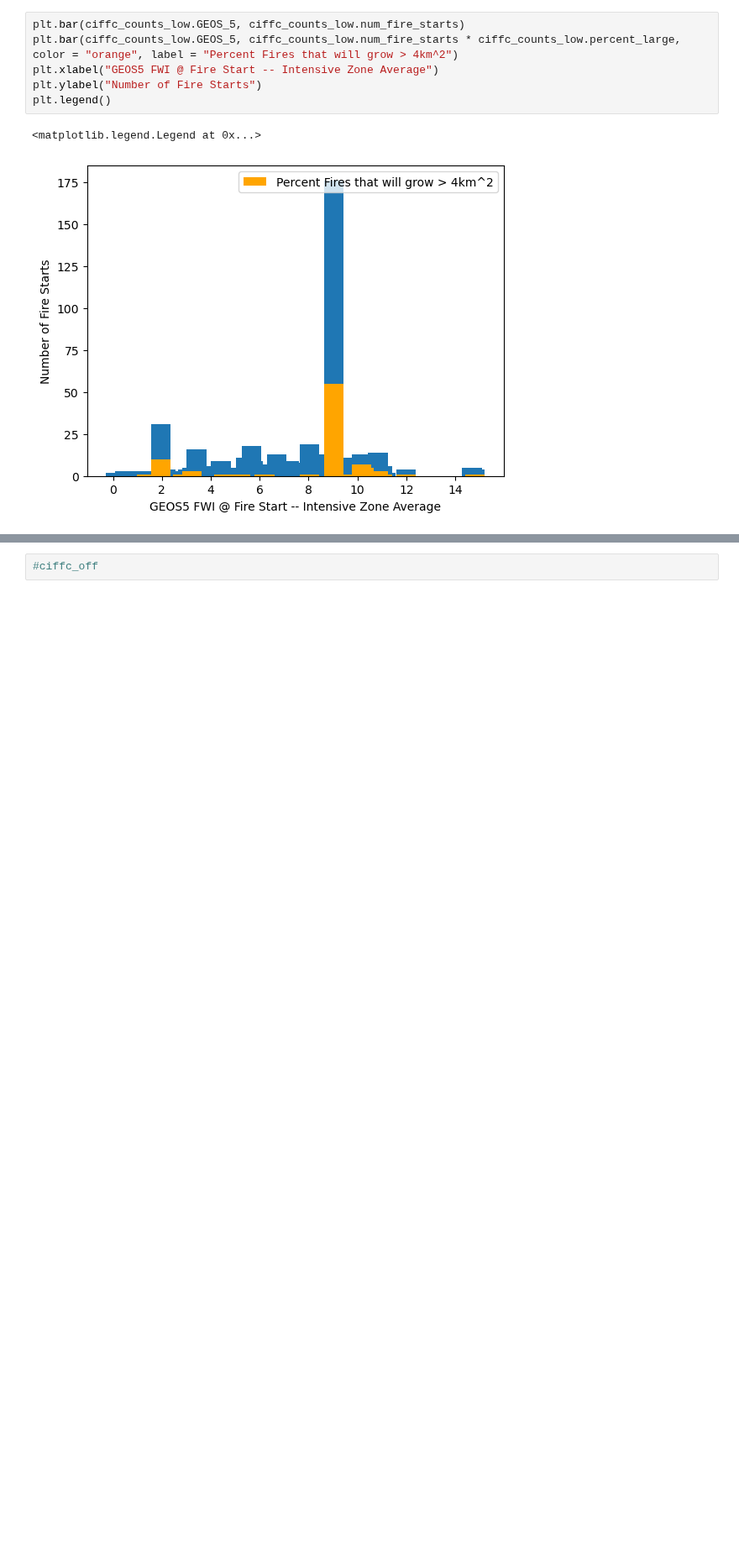
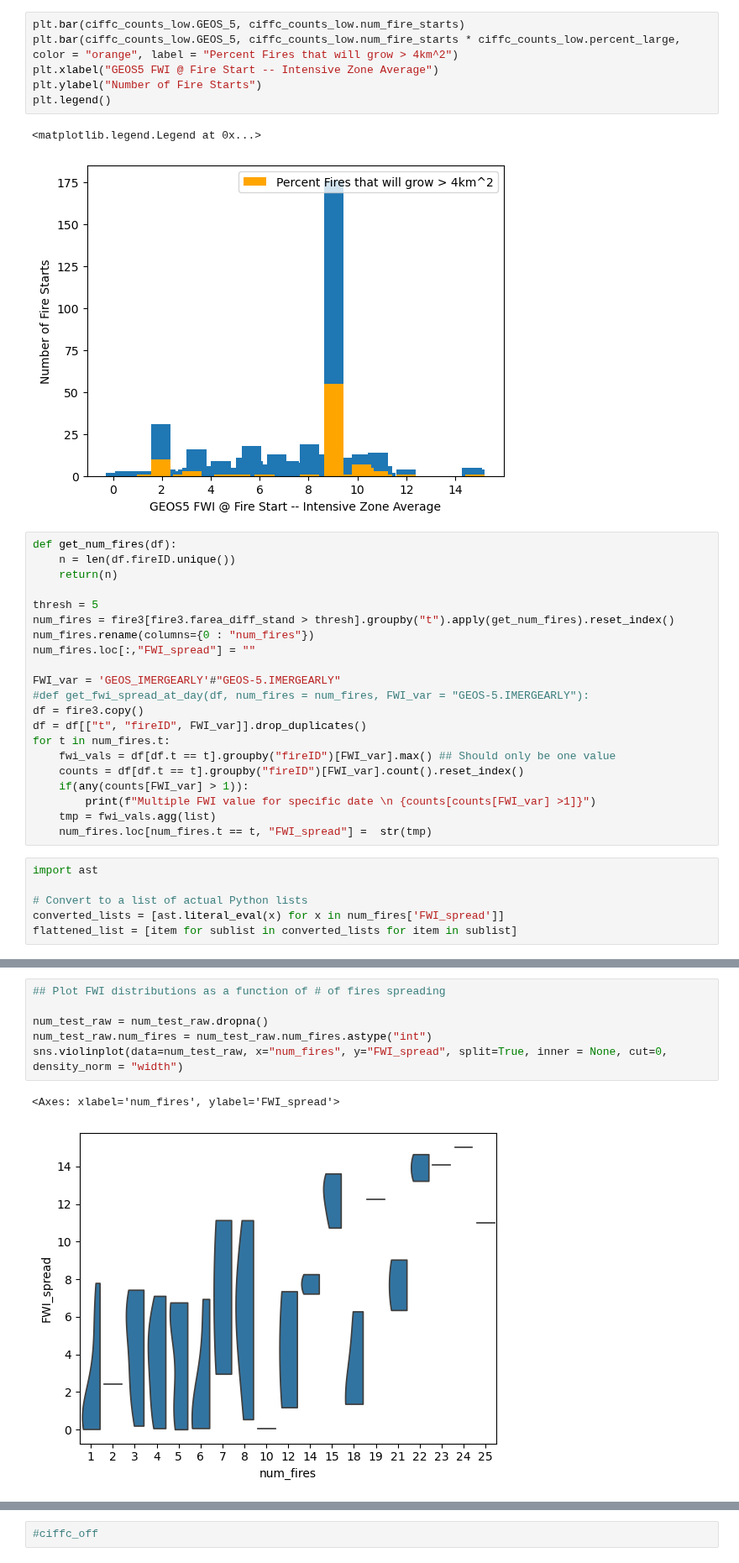
Before and after one commit to mccabete/fwiVis, a Jupyter notebook: notebooks/ciffc_ignitions.ipynb, the cells around one changed output, grey strips where cells are left out. Shown at 84% size. Saved outputs shown, nothing was run; the diff lists cells and outputs as text; blank space fills up the shorter version.

Commit message:
number of ifres spreading by FWI plot

```diff
--- a/notebooks/ciffc_ignitions.ipynb
+++ b/notebooks/ciffc_ignitions.ipynb
@@ -710,3 +710,30 @@ plt.legend()
 # %% [output]
 <matplotlib.legend.Legend at 0x...>
 [figure]
+# %%
+def get_num_fires(df):
+    n = len(df.fireID.unique())
+    return(n)
+
+thresh = 5
+num_fires = fire3[fire3.farea_diff_stand > thresh].groupby("t").apply(get_num_fires).reset_index()
+num_fires.rename(columns={0 : "num_fires"})
+num_fires.loc[:,"FWI_spread"] = ""
+
+FWI_var = 'GEOS_IMERGEARLY'#"GEOS-5.IMERGEARLY"
+#def get_fwi_spread_at_day(df, num_fires = num_fires, FWI_var = "GEOS-5.IMERGEARLY"):
+df = fire3.copy()
+df = df[["t", "fireID", FWI_var]].drop_duplicates()
+for t in num_fires.t:
+    fwi_vals = df[df.t == t].groupby("fireID")[FWI_var].max() ## Should only be one value
+    counts = df[df.t == t].groupby("fireID")[FWI_var].count().reset_index()
+    if(any(counts[FWI_var] > 1)):
+        print(f"Multiple FWI value for specific date \n {counts[counts[FWI_var] >1]}")
+    tmp = fwi_vals.agg(list)
+    num_fires.loc[num_fires.t == t, "FWI_spread"] =  str(tmp)
+# %%
+import ast
+
+# Convert to a list of actual Python lists
+converted_lists = [ast.literal_eval(x) for x in num_fires['FWI_spread']]
+flattened_list = [item for sublist in converted_lists for item in sublist]
@@ -713 +794,10 @@ plt.legend()
+# %%
+## Plot FWI distributions as a function of # of fires spreading
+
+num_test_raw = num_test_raw.dropna()
+num_test_raw.num_fires = num_test_raw.num_fires.astype("int")
+sns.violinplot(data=num_test_raw, x="num_fires", y="FWI_spread", split=True, inner = None, cut=0, density_norm = "width")
+# %% [output]
+<Axes: xlabel='num_fires', ylabel='FWI_spread'>
+[figure, added]
 # %%
```
Also changed, not shown: parts of 5 cells of this notebook, 2 other files.
